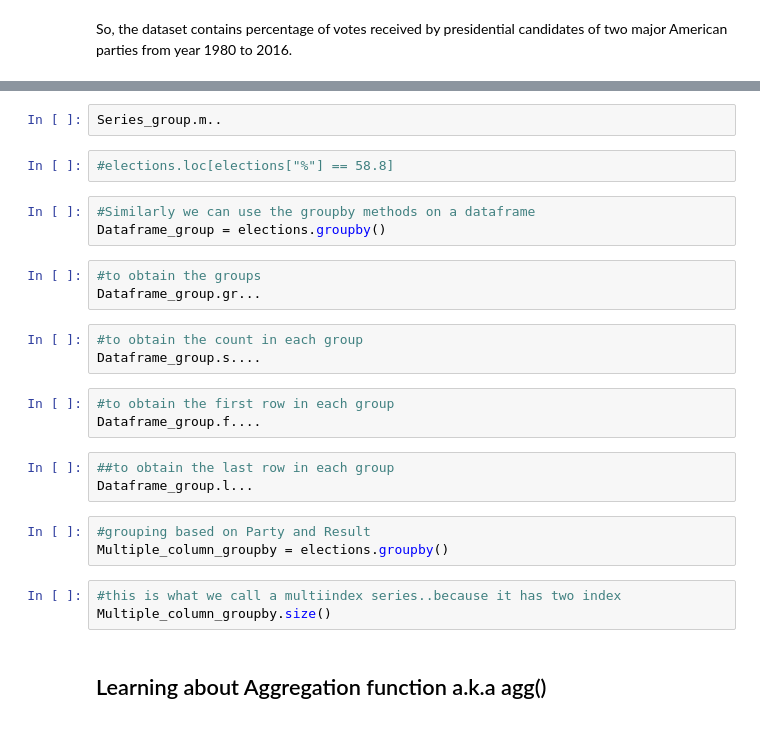
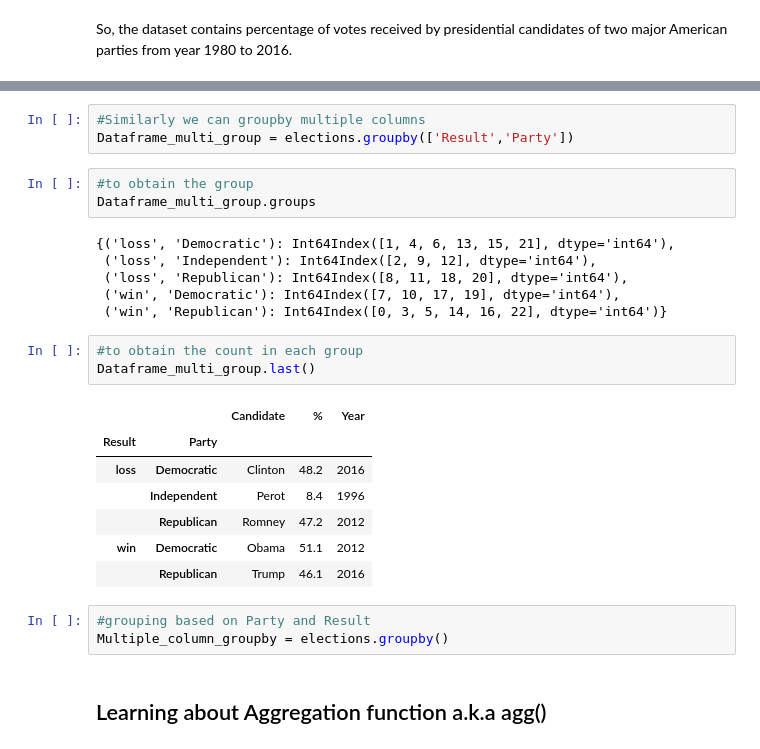
Before and after one commit to PranavBhasin001/DataScienceSkills, a Jupyter notebook: dss_decal_fa_19/lab00/Lecture_3_Elections_demo.ipynb, the cells around one changed output, grey strips where cells are left out. Drawn from its saved outputs; the diff is of its cells as text.

```diff
--- a/dss_decal_fa_19/lab00/Lecture_3_Elections_demo.ipynb
+++ b/dss_decal_fa_19/lab00/Lecture_3_Elections_demo.ipynb
@@ -30,28 +52,29 @@ Series_group.s...
-# %%
-Series_group.m..
-# %%
-#elections.loc[elections["%"] == 58.8]
 # %%
-#Similarly we can use the groupby methods on a dataframe
-Dataframe_group = elections.groupby()
+#Similarly we can groupby multiple columns
+Dataframe_multi_group = elections.groupby(['Result','Party'])
 # %%
-#to obtain the groups
-Dataframe_group.gr...
+#to obtain the group
+Dataframe_multi_group.groups
+# %% [output]
+{('loss', 'Democratic'): Int64Index([1, 4, 6, 13, 15, 21], dtype='int64'),
+ ('loss', 'Independent'): Int64Index([2, 9, 12], dtype='int64'),
+ ('loss', 'Republican'): Int64Index([8, 11, 18, 20], dtype='int64'),
+ ('win', 'Democratic'): Int64Index([7, 10, 17, 19], dtype='int64'),
+ ('win', 'Republican'): Int64Index([0, 3, 5, 14, 16, 22], dtype='int64')}
 # %%
 #to obtain the count in each group
-Dataframe_group.s....
+Dataframe_multi_group.last()
+# %% [output]
+|  |  | Candidate | % | Year |
+| Result | Party |  |  |  |
+| loss | Democratic | Clinton | 48.2 | 2016 |
+|  | Independent | Perot | 8.4 | 1996 |
+|  | Republican | Romney | 47.2 | 2012 |
+| win | Democratic | Obama | 51.1 | 2012 |
+|  | Republican | Trump | 46.1 | 2016 |
-# %%
-#to obtain the first row in each group
-Dataframe_group.f....
-# %%
-##to obtain the last row in each group
-Dataframe_group.l...
 # %%
 #grouping based on Party and Result
 Multiple_column_groupby = elections.groupby()
-# %%
-#this is what we call a multiindex series..because it has two index
-Multiple_column_groupby.size()
 # %% [markdown]
 ## Learning about Aggregation function a.k.a agg()
 # %%
```
Also changed, not shown: parts of 27 cells of this notebook.
